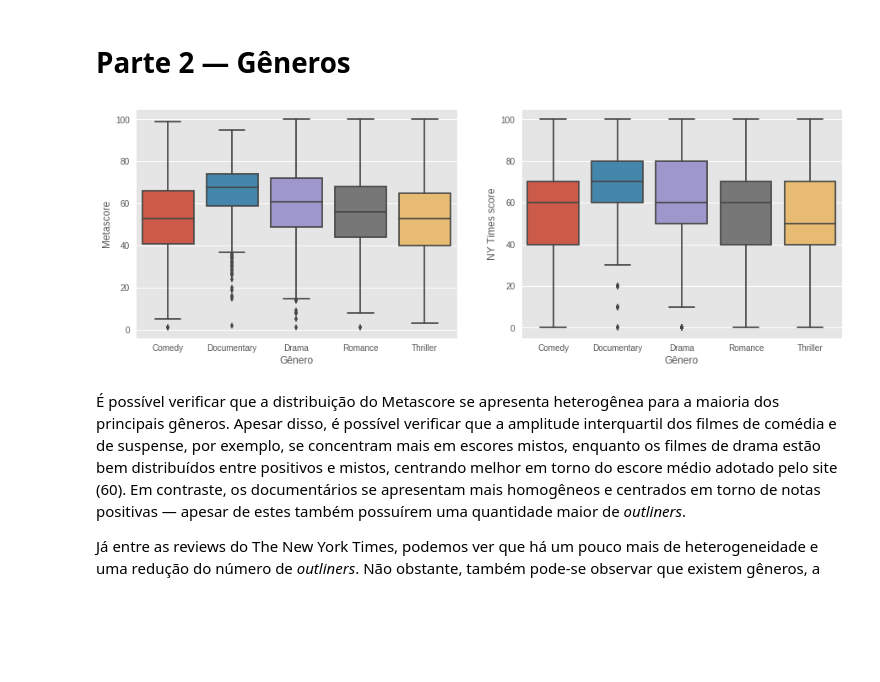
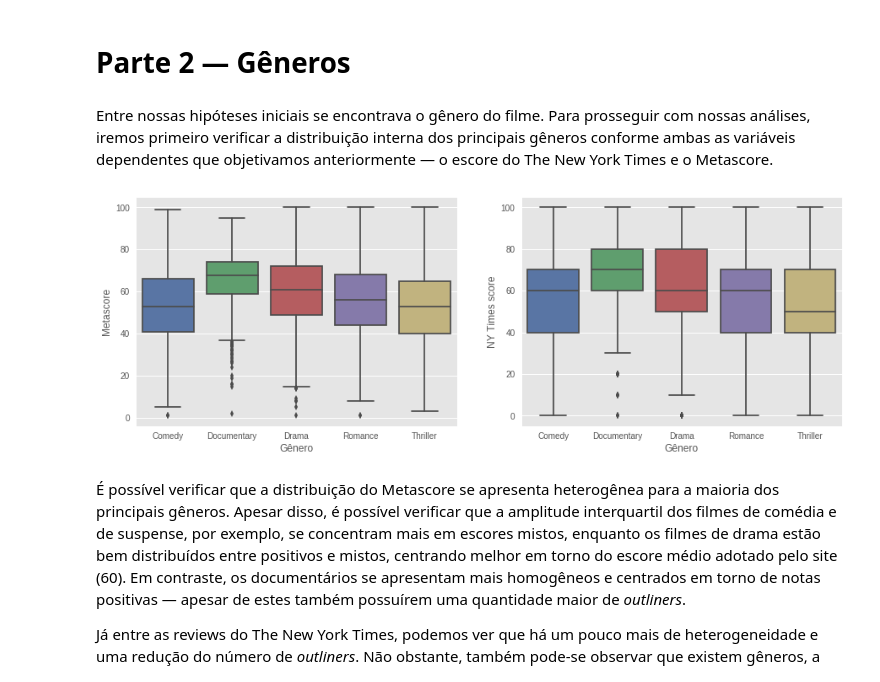
Before and after one commit to gabrieldluca/2017-2-projeto-metascience, a Jupyter notebook: notebooks/analysis.ipynb, the cells around one changed output. Drawn from its saved outputs; the diff is of its cells as text; code cells hidden in the pictures; blank space fills up the shorter version.

```diff
--- a/notebooks/analysis.ipynb
+++ b/notebooks/analysis.ipynb
@@ -35,0 +73,10 @@ movie_data.release_decade = movie_data.release_decade.astype('category')
+# %%
+sentPerCritic = topReviewersDF.groupby(['reviewer', 'sentiment']).review_score.count()
+sentPerCritic = pd.DataFrame(sentPerCritic).reset_index()
+sentPerCritic.reviewer = sentPerCritic.reviewer.cat.remove_unused_categories()
+
+review_palette = ['#CA3435', '#FED85D', '#29AB87']
+sns.set_palette(review_palette)
+sns.barplot(x='reviewer', y='review_score', hue='sentiment',
+            data=sentPerCritic, hue_order=['neg', 'mixed', 'pos'])
+t = plt.xlabel('Critic'); t = plt.ylabel("")
@@ -36,5 +110,7 @@ movie_data.release_decade = movie_data.release_decade.astype('category')
 # %% [markdown]
 # Parte 2 — Gêneros
+# %% [markdown]
+Entre nossas hipóteses iniciais se encontrava o gênero do filme. Para prosseguir com nossas análises, iremos primeiro verificar a distribuição interna dos principais gêneros conforme ambas as variáveis dependentes que objetivamos anteriormente — o escore do The New York Times e o Metascore.
 # %%
 genres = movie_data.columns[11:-2].drop('unknown')
 fiveGenres = movie_data[genres].sum().nlargest(5)
@@ -50,13 +126,14 @@ for genre in fiveGenres:
 fiveGenresMeta = pd.DataFrame(dict([(k,pd.Series(v)) for k,v in meta_content.items()])).reset_index(drop=True)
 fiveGenresReviews = pd.DataFrame(dict([(k,pd.Series(v)) for k,v in review_content.items()])).reset_index(drop=True)
 # %%
+sns.set_palette('deep')
 fig, axes = plt.subplots(ncols=2, figsize=(15,5))
 sns.boxplot(data=fiveGenresMeta.dropna(), ax=axes[0])
 sns.boxplot(data=fiveGenresReviews.dropna(), ax=axes[1])
 axes[0].set_ylabel('Metascore'); axes[1].set_ylabel('NY Times score')
 for axis in axes: axis.set_xlabel('Gênero')
 # %% [output]
-[figure, old version]
+[figure, new version]
 # %% [markdown]
 É possível verificar que a distribuição do Metascore se apresenta heterogênea para a maioria dos principais gêneros. Apesar disso, é possível verificar que a amplitude interquartil dos filmes de comédia e de suspense, por exemplo, se concentram mais em escores mistos, enquanto os filmes de drama estão bem distribuídos entre positivos e mistos, centrando melhor em torno do escore médio adotado pelo site (60). Em contraste, os documentários se apresentam mais homogêneos e centrados em torno de notas positivas — apesar de estes também possuírem uma quantidade maior de *outliners*.
 
```
Also changed, not shown: parts of 29 cells of this notebook.
